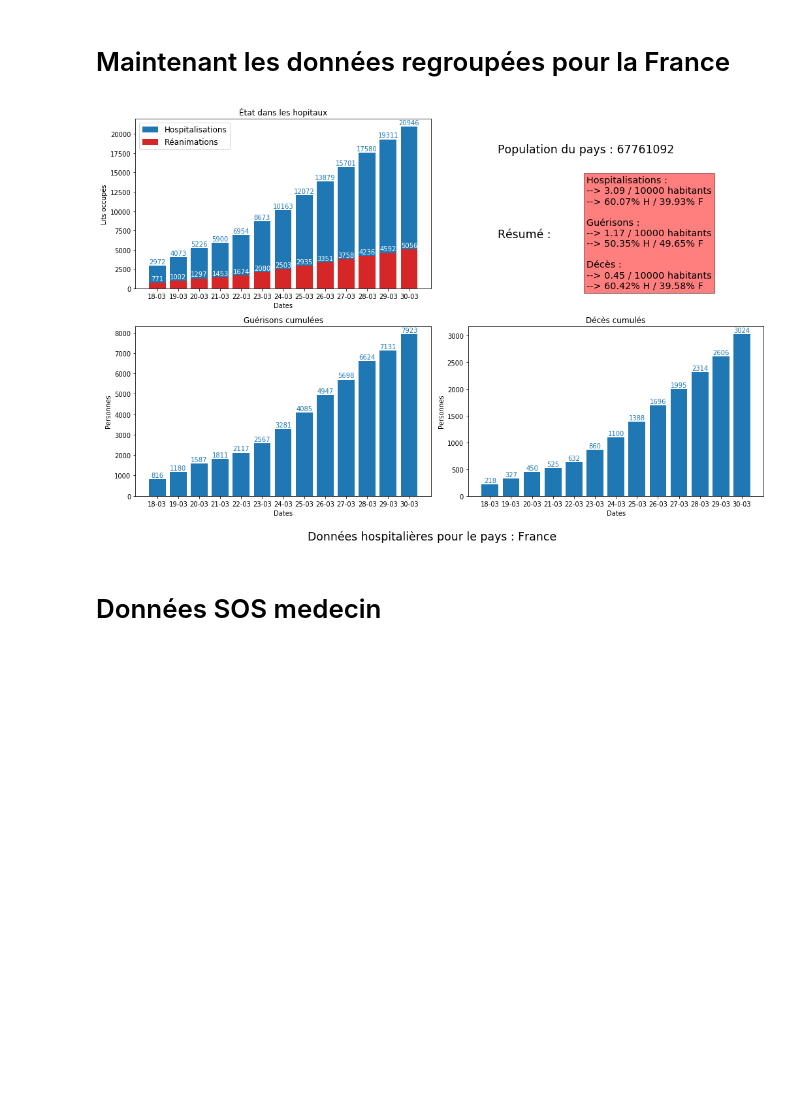
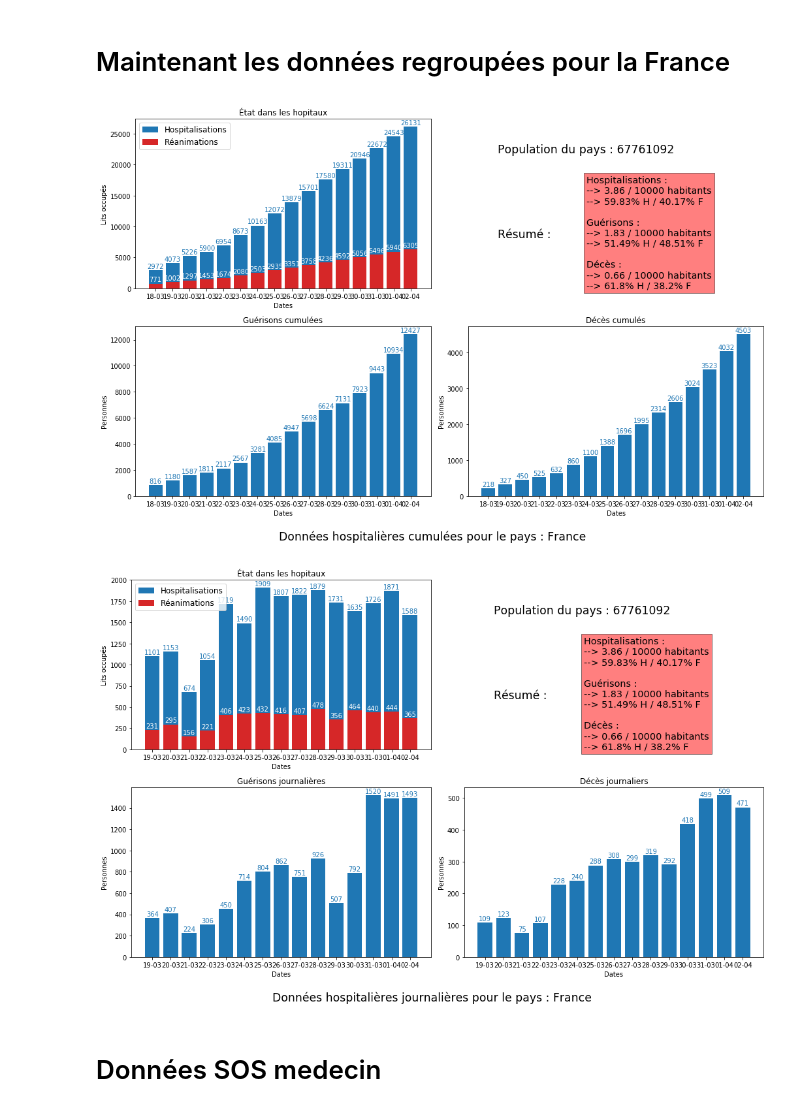
Before and after one commit to alexBDG/Covid-19, a Jupyter notebook: data_visualisation.ipynb, the cells around one changed output. Drawn from its saved outputs; the diff is of its cells as text; code cells hidden in the pictures; blank space fills up the shorter version.

Commit message:
Mise à jour du notebook

```diff
--- a/data_visualisation.ipynb
+++ b/data_visualisation.ipynb
@@ -700,36 +738,96 @@ def affichePays(etude=None, pop=None, sauvegarde=False):
     msg += "Décès :"
     msg += "\n--> {0} / 10000 habitants".format(round(etude["dc"].values[-1]/pop_pays*10000, 2))
     msg += "\n--> {0}% H / {1}% F".format(dc_h_f[0], dc_h_f[1])
     plt.text(0.4, 0.0, msg, fontsize="x-large", bbox=dict(facecolor='red', alpha=0.5))
     ax2.get_xaxis().set_visible(False)
     ax2.get_yaxis().set_visible(False)
 
     # Sous figure 3
     ax3 = fig.add_subplot(2, 2, 3)
     ax3.set_title("Guérisons cumulées")
     b3 = plt.bar(etude["jour"], etude["rad"], color="C0")
     plt.ylabel("Personnes")
     plt.xlabel("Dates")
     autolabel(b3, ax3, color="C0")
 
     # Sous figure 4
     ax4 = fig.add_subplot(2, 2, 4)
     ax4.set_title("Décès cumulés")
     b4 = plt.bar(etude["jour"], etude["dc"], color="C0")
     plt.ylabel("Personnes")
     plt.xlabel("Dates")
     autolabel(b4, ax4, color="C0")
 
-    fig.suptitle("Données hospitalières pour le pays : {0}".format(nom_pays), y=0.035, fontsize="xx-large")
+    fig.suptitle("Données hospitalières cumulées pour le pays : {0}".format(nom_pays), y=0.035, fontsize="xx-large")
     fig.tight_layout(rect=[0.05, 0.05, 0.95, 0.95])
 
     if sauvegarde:
-        plt.savefig(os.path.join(dossier_images, "affichePays"))
+        plt.savefig(os.path.join(dossier_images, "affichePaysCumule"))
+
+
+    # Initialisation de la figure
+    fig = plt.figure(figsize=(2*8,2*5))
+
+    # Sous figure 1
+    ax1 = fig.add_subplot(2, 2, 1)
+    ax1.set_title("État dans les hopitaux")
+    b1 = plt.bar(etude["jour"].drop(0), etude["hosp"].diff().dropna(), color="C0")
+    autolabel(b1, axe=ax1, color="C0")
+    b2 = plt.bar(etude["jour"].drop(0), etude["rea"].diff().dropna(), color="C3")
+    autolabel(b2, axe=ax1, color="w")
+    plt.ylabel("Lits occupés")
+    plt.xlabel("Dates")
+    plt.legend((b1[0], b2[0]), ('Hospitalisations', 'Réanimations'), loc="upper left", fontsize="large")
+
+    # Sous figure 2
+    ax2 = fig.add_subplot(2, 2, 2, frameon=False)
+    msg  =  "Population du pays : "
+    msg += str(pop_pays)
+    plt.text(0.1, 0.8, msg, fontsize="xx-large")
+    msg = "Résumé :"
+    plt.text(0.1, 0.3, msg, fontsize="xx-large")
+    msg  = "Hospitalisations :"
+    msg += "\n--> {0} / 10000 habitants".format(round(etude["hosp"].values[-1]/pop_pays*10000, 2))
+    msg += "\n--> {0}% H / {1}% F".format(hosp_h_f[0], hosp_h_f[1])
+    msg += "\n\n"
+    msg += "Guérisons :"
+    msg += "\n--> {0} / 10000 habitants".format(round(etude["rad"].values[-1]/pop_pays*10000, 2))
+    msg += "\n--> {0}% H / {1}% F".format(rad_h_f[0], rad_h_f[1])
+    msg += "\n\n"
+    msg += "Décès :"
+    msg += "\n--> {0} / 10000 habitants".format(round(etude["dc"].values[-1]/pop_pays*10000, 2))
+    msg += "\n--> {0}% H / {1}% F".format(dc_h_f[0], dc_h_f[1])
+    plt.text(0.4, 0.0, msg, fontsize="x-large", bbox=dict(facecolor='red', alpha=0.5))
+    ax2.get_xaxis().set_visible(False)
+    ax2.get_yaxis().set_visible(False)
+
+    # Sous figure 3
+    ax3 = fig.add_subplot(2, 2, 3)
+    ax3.set_title("Guérisons journalières")
+    b3 = plt.bar(etude["jour"].drop(0), etude["rad"].diff().dropna(), color="C0")
+    plt.ylabel("Personnes")
+    plt.xlabel("Dates")
+    autolabel(b3, ax3, color="C0")
+
+    # Sous figure 4
+    ax4 = fig.add_subplot(2, 2, 4)
+    ax4.set_title("Décès journaliers")
+    b4 = plt.bar(etude["jour"].drop(0), etude["dc"].diff().dropna(), color="C0")
+    plt.ylabel("Personnes")
+    plt.xlabel("Dates")
+    autolabel(b4, ax4, color="C0")
+
+    fig.suptitle("Données hospitalières journalières pour le pays : {0}".format(nom_pays), y=0.035, fontsize="xx-large")
+    fig.tight_layout(rect=[0.05, 0.05, 0.95, 0.95])
+
+    if sauvegarde:
+        plt.savefig(os.path.join(dossier_images, "affichePaysJournalier"))
 
 
 affichePays()
 # %% [output]
-[figure, old version]
+[figure, new version]
+[figure, added]
 # %% [markdown]
 # Données SOS medecin
 # %%
```
Also changed, not shown: parts of 16 cells of this notebook.
